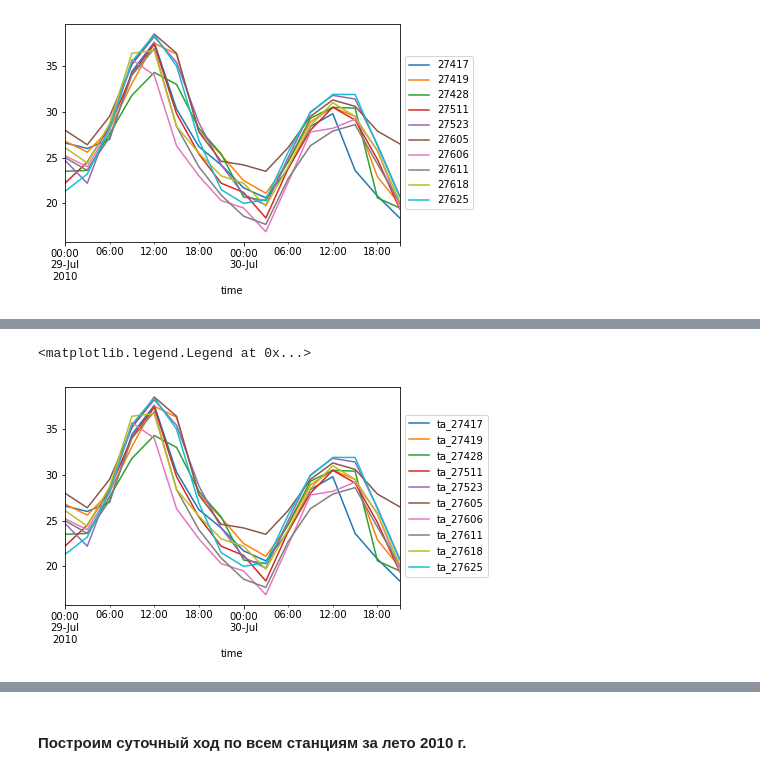
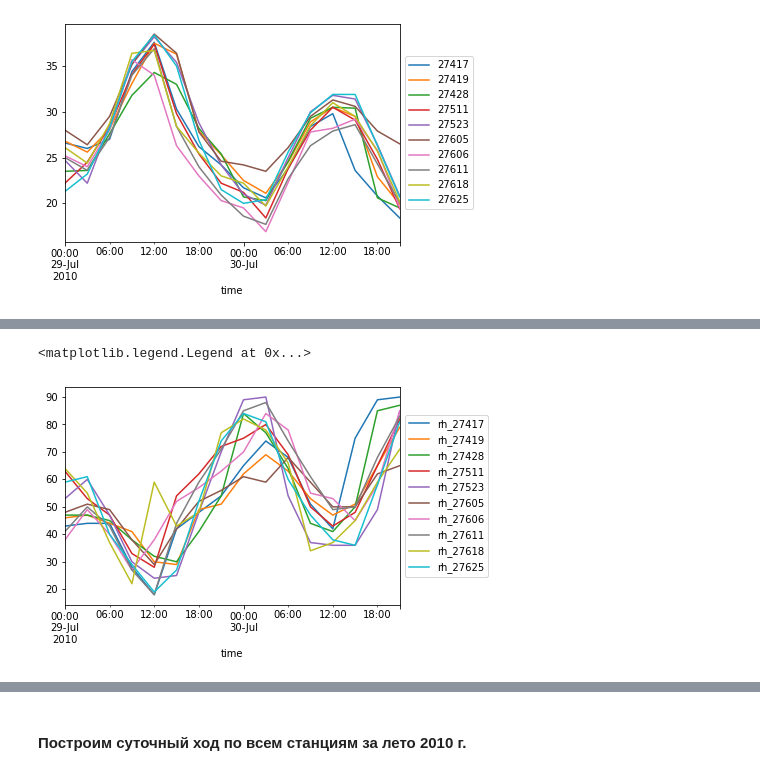
Before and after one commit to mvarentsov/UClim4HSE-2024, a Jupyter notebook: Practice/PW1_pandas_demo.ipynb, the cells around one changed output, grey strips where cells are left out. Cells and saved outputs as stored; diff of their text form; code cells hidden in the pictures.

```diff
--- a/Practice/PW1_pandas_demo.ipynb
+++ b/Practice/PW1_pandas_demo.ipynb
@@ -136,6 +174,6 @@ plt.legend(loc='center left', bbox_to_anchor=(1, 0.5))
 # %%
-df_merged2.loc['2010-07-29':'2010-07-30', [c for c in df_merged2.columns if 'ta' in c]].plot()
+df_merged2.loc['2010-07-29':'2010-07-30', [c for c in df_merged2.columns if 'rh' in c]].plot()
 plt.legend(loc='center left', bbox_to_anchor=(1, 0.5))
 # %% [output]
 <matplotlib.legend.Legend at 0x...>
-[figure, old version]
+[figure, new version]
```
Also changed, not shown: parts of 6 cells of this notebook, 2 other files.
